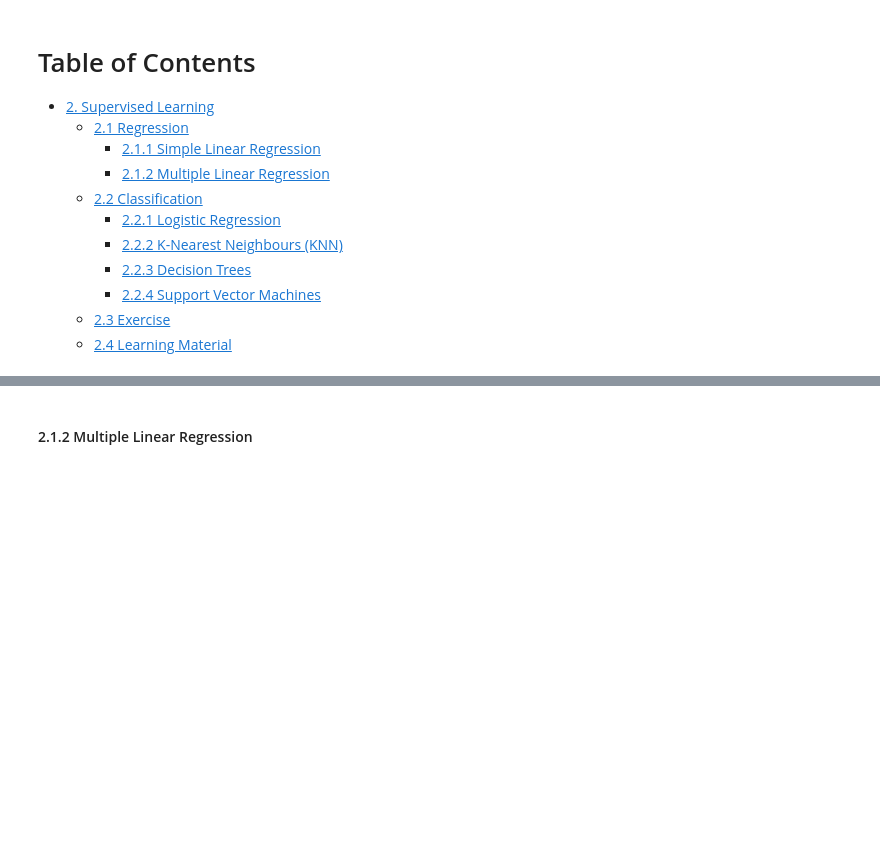
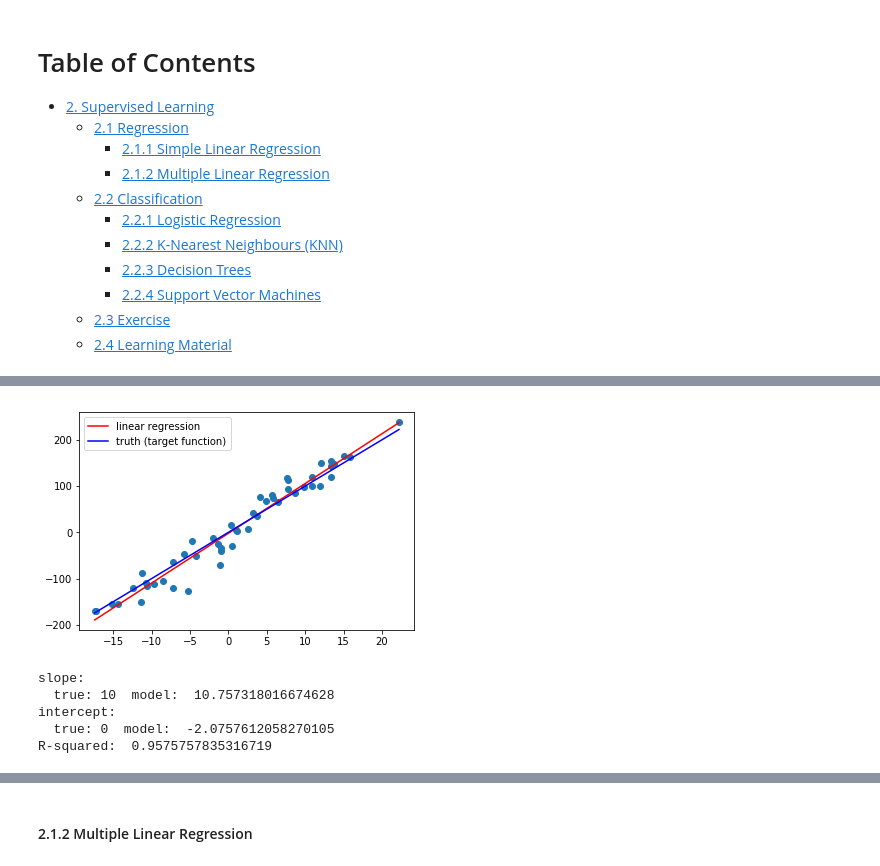
Before and after one commit to carharDBG/course_intro_to_ml, a Jupyter notebook: notebooks/2_supervised_learning.ipynb, the cells around one changed output, grey strips where cells are left out. Saved outputs shown, nothing was run; the diff lists cells and outputs as text; code cells hidden in the pictures; blank space fills up the shorter version.

```diff
--- a/notebooks/2_supervised_learning.ipynb
+++ b/notebooks/2_supervised_learning.ipynb
@@ -68,35 +77,44 @@ def generate_regr(n_samples, x_mean, x_std, m, b, y_noise):
         x.append(x0)
         y.append(y0)
     return np.array([x]).transpose(), y
 
 m, b, noise = 10, 0, 25
 X, y = generate_regr(50, 0, 10, m, b, noise)
 
 # plot dataset
-pyplot.close()
 pyplot.scatter(X,y)
 
 # ----------- create a model and fit it to the data ----------
 regr_model = LinearRegression()
 regr_model.fit(X, y)
 
 # regression line
 xl = np.linspace(min(X), max(X), 100)
 yl = regr_model.coef_[0] * xl + regr_model.intercept_
+
+# truth or target function
 yt= m * xl + b
 
 pyplot.plot(xl, yl, '-r', label='linear regression')
-pyplot.plot(xl, yt, '-b', label='truth ')
+pyplot.plot(xl, yt, '-b', label='truth (target function)')
 pyplot.legend(loc='upper left')
 pyplot.show()
+pyplot.close()
 
 print("slope:")
 print("  true:", m, " model: ", regr_model.coef_[0])
 
 print("intercept:")
 print("  true:", b, " model: ", regr_model.intercept_)
 
 print("R-squared: ", regr_model.score(X, y))
+# %% [output]
+[figure, added]
+slope:
+  true: 10  model:  10.757318016674628
+intercept:
+  true: 0  model:  -2.0757612058270105
+R-squared:  0.9575757835316719
 # %% [markdown]
 ##### How does this work?
 
```
Also changed, not shown: parts of 10 cells of this notebook, 5 other files.
